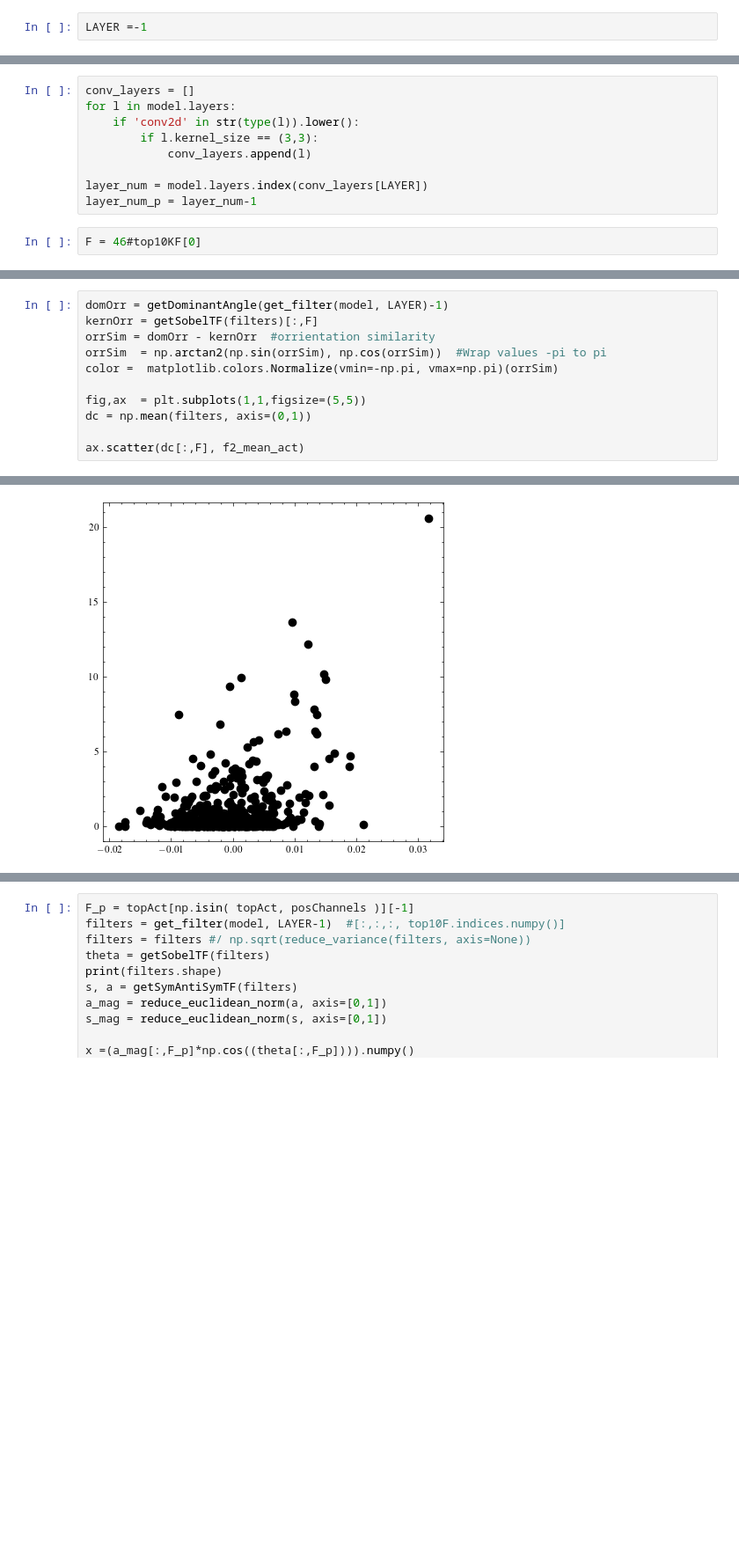
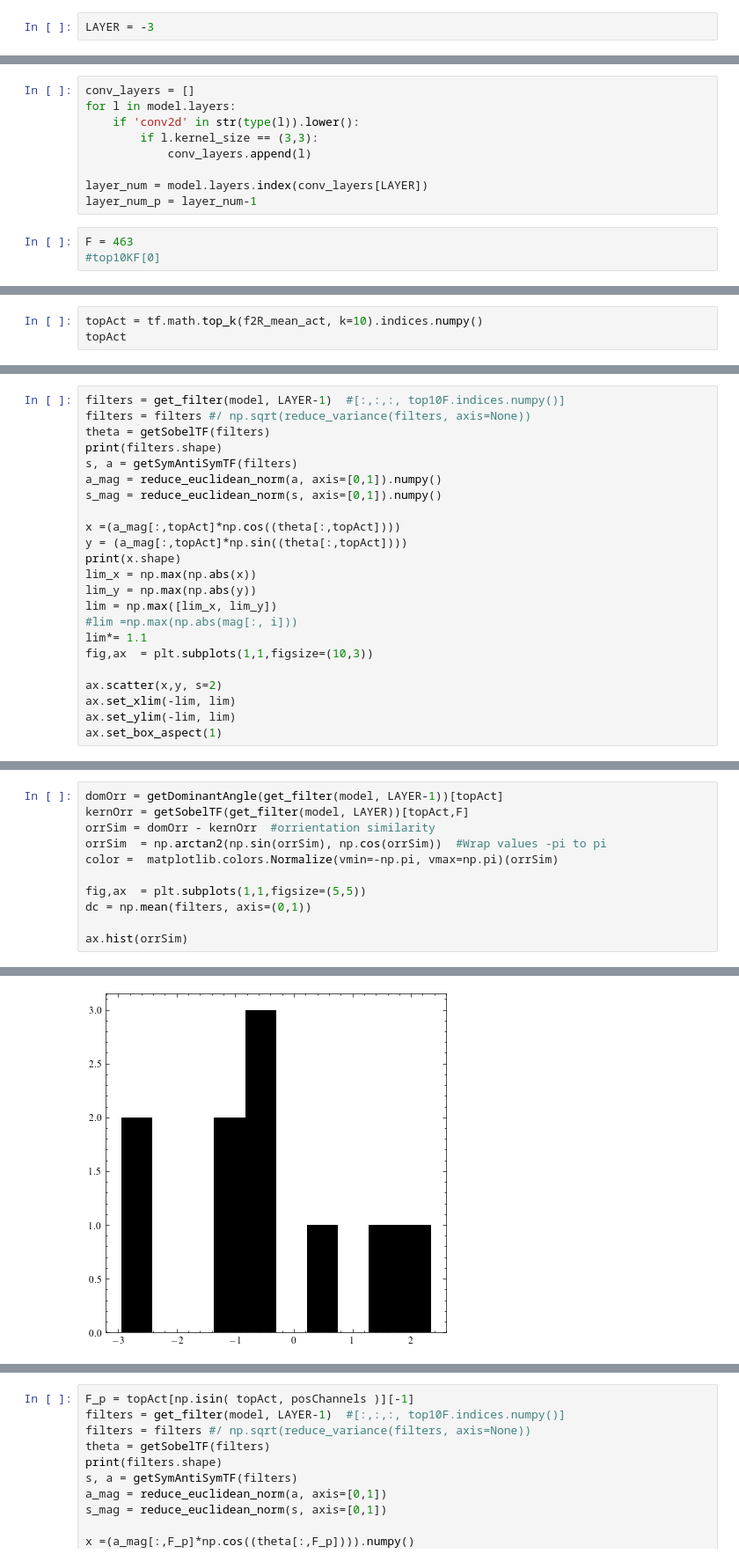
Before and after one commit to liamaltarac/CNN_Explorations, a Jupyter notebook: gradient_beta/activation_maximization.ipynb, the cells around one changed output, grey strips where cells are left out. Shown: that part at 88% size. Cells and saved outputs as stored; diff of their text form; blank space fills up the shorter version.

```diff
--- a/gradient_beta/activation_maximization.ipynb
+++ b/gradient_beta/activation_maximization.ipynb
@@ -64,7 +64,7 @@ model = VGG16(weights='imagenet',
 				  include_top=True,
 				  input_shape=(224, 224, 3))
 # %%
-LAYER =-1
+LAYER = -3
 # %%
 top10KF = topKfilters(model, LAYER, k=20)   #Find the top 20% filters to look at
 print(top10KF)
@@ -80,7 +80,8 @@ for l in model.layers:
 layer_num = model.layers.index(conv_layers[LAYER])
 layer_num_p = layer_num-1
 # %%
-F = 46#top10KF[0]
+F = 463
+#top10KF[0]
 # %%
 origAM, scaledAM = getAM(model, LAYER, F )
 modified_model = keras.models.Model(
@@ -206,0 +301,3 @@ ax.set_box_aspect(1)
+# %%
+topAct = tf.math.top_k(f2R_mean_act, k=10).indices.numpy()
+topAct
@@ -206,0 +306,23 @@ ax.set_box_aspect(1)
+# %%
+filters = get_filter(model, LAYER-1)  #[:,:,:, top10F.indices.numpy()]
+filters = filters #/ np.sqrt(reduce_variance(filters, axis=None))
+theta = getSobelTF(filters)
+print(filters.shape)
+s, a = getSymAntiSymTF(filters)
+a_mag = reduce_euclidean_norm(a, axis=[0,1]).numpy()
+s_mag = reduce_euclidean_norm(s, axis=[0,1]).numpy()
+
+x =(a_mag[:,topAct]*np.cos((theta[:,topAct])))
+y = (a_mag[:,topAct]*np.sin((theta[:,topAct])))
+print(x.shape)
+lim_x = np.max(np.abs(x))
+lim_y = np.max(np.abs(y))
+lim = np.max([lim_x, lim_y])
+#lim =np.max(np.abs(mag[:, i]))
+lim*= 1.1
+fig,ax  = plt.subplots(1,1,figsize=(10,3))
+
+ax.scatter(x,y, s=2)
+ax.set_xlim(-lim, lim)
+ax.set_ylim(-lim, lim)
+ax.set_box_aspect(1)
@@ -207,6 +333,6 @@ ax.set_box_aspect(1)
 # %%
-domOrr = getDominantAngle(get_filter(model, LAYER)-1)
-kernOrr = getSobelTF(filters)[:,F]
+domOrr = getDominantAngle(get_filter(model, LAYER-1))[topAct]
+kernOrr = getSobelTF(get_filter(model, LAYER))[topAct,F]
 orrSim = domOrr - kernOrr  #orrientation similarity
 orrSim  = np.arctan2(np.sin(orrSim), np.cos(orrSim))  #Wrap values -pi to pi
 color =  matplotlib.colors.Normalize(vmin=-np.pi, vmax=np.pi)(orrSim)
@@ -214,5 +340,5 @@ color =  matplotlib.colors.Normalize(vmin=-np.pi, vmax=np.pi)(orrSim)
 fig,ax  = plt.subplots(1,1,figsize=(5,5))
 dc = np.mean(filters, axis=(0,1))
 
-ax.scatter(dc[:,F], f2_mean_act)
+ax.hist(orrSim)
 # %% [output]
@@ -220,4 +350,4 @@ ax.scatter(dc[:,F], f2_mean_act)
-[figure, old version]
+[figure, new version]
 # %%
 fig, ax= plt.subplots(1,1)
 
```
Also changed, not shown: parts of 31 cells of this notebook, 18 other files.
